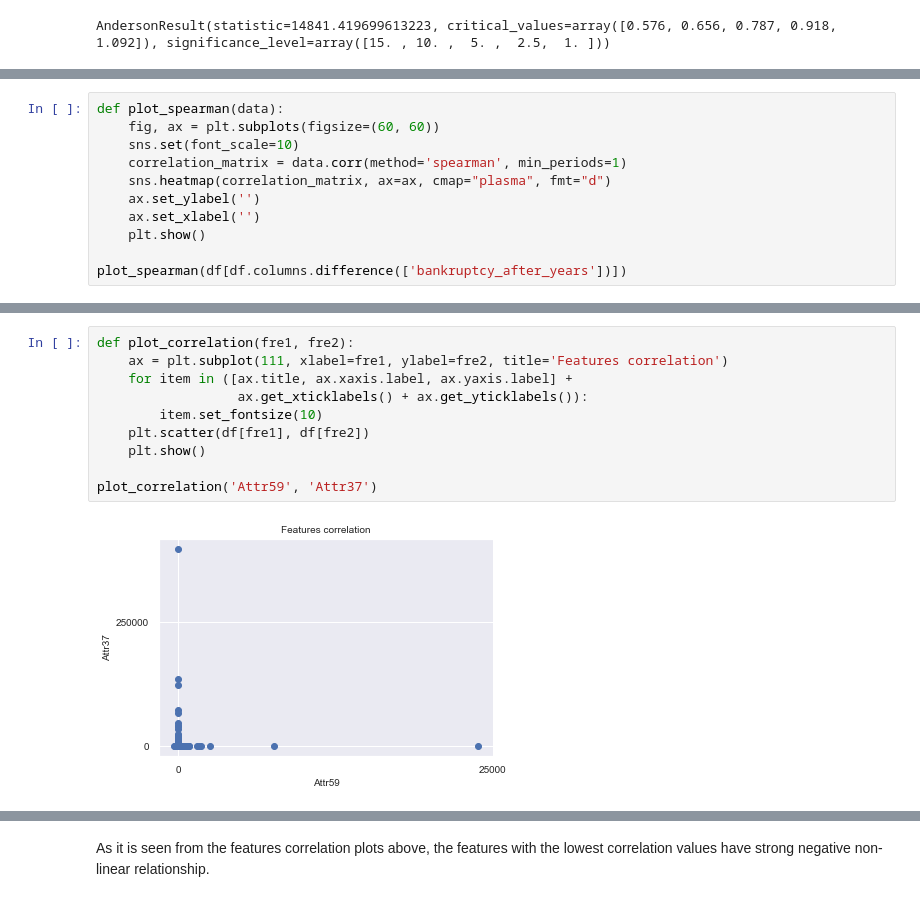
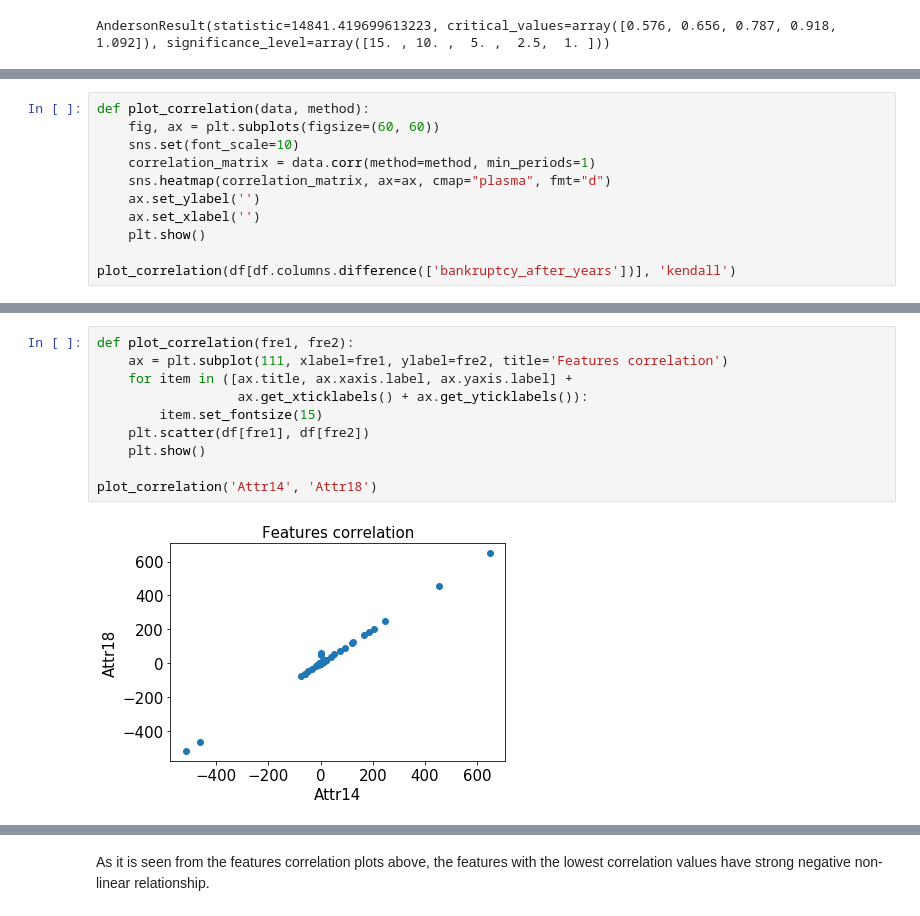
Before and after one commit to vcaramba/companies_bankruptcy_prediction, a Jupyter notebook: jupyter_notebooks/eda_notebook.ipynb, the cells around one changed output, grey strips where cells are left out. Drawn from its saved outputs; the diff is of its cells as text.

Commit message:
EDA notebook: Kendall's tau rank

```diff
--- a/jupyter_notebooks/eda_notebook.ipynb
+++ b/jupyter_notebooks/eda_notebook.ipynb
@@ -166,12 +166,12 @@ According to the outputs of binary and 5-class output variable values arrays, th
 # %%
-def plot_spearman(data):
+def plot_correlation(data, method):
     fig, ax = plt.subplots(figsize=(60, 60))
     sns.set(font_scale=10)
-    correlation_matrix = data.corr(method='spearman', min_periods=1)
+    correlation_matrix = data.corr(method=method, min_periods=1)
     sns.heatmap(correlation_matrix, ax=ax, cmap="plasma", fmt="d")
     ax.set_ylabel('')
     ax.set_xlabel('')
     plt.show()
 
-plot_spearman(df[df.columns.difference(['bankruptcy_after_years'])])
+plot_correlation(df[df.columns.difference(['bankruptcy_after_years'])], 'kendall')
 # %% [output]
@@ -261,12 +266,12 @@ corr_matrix['Attr64']['Attr36']
 # %%
 def plot_correlation(fre1, fre2):
     ax = plt.subplot(111, xlabel=fre1, ylabel=fre2, title='Features correlation')
     for item in ([ax.title, ax.xaxis.label, ax.yaxis.label] +
                   ax.get_xticklabels() + ax.get_yticklabels()):
-        item.set_fontsize(10)
+        item.set_fontsize(15)
     plt.scatter(df[fre1], df[fre2])
     plt.show()
 
-plot_correlation('Attr59', 'Attr37')
+plot_correlation('Attr14', 'Attr18')
 # %% [output]
-[figure, old version]
+[figure, new version]
```
Also changed, not shown: parts of 34 cells of this notebook, 3 other files.
